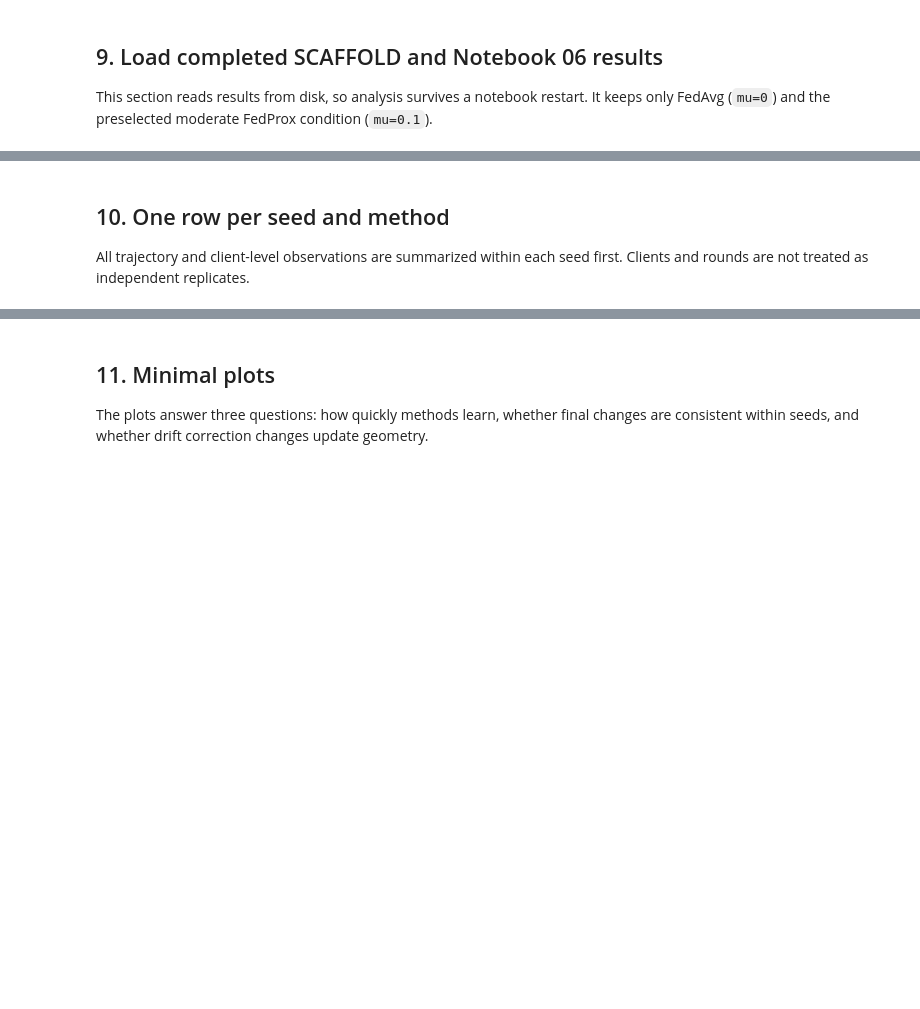
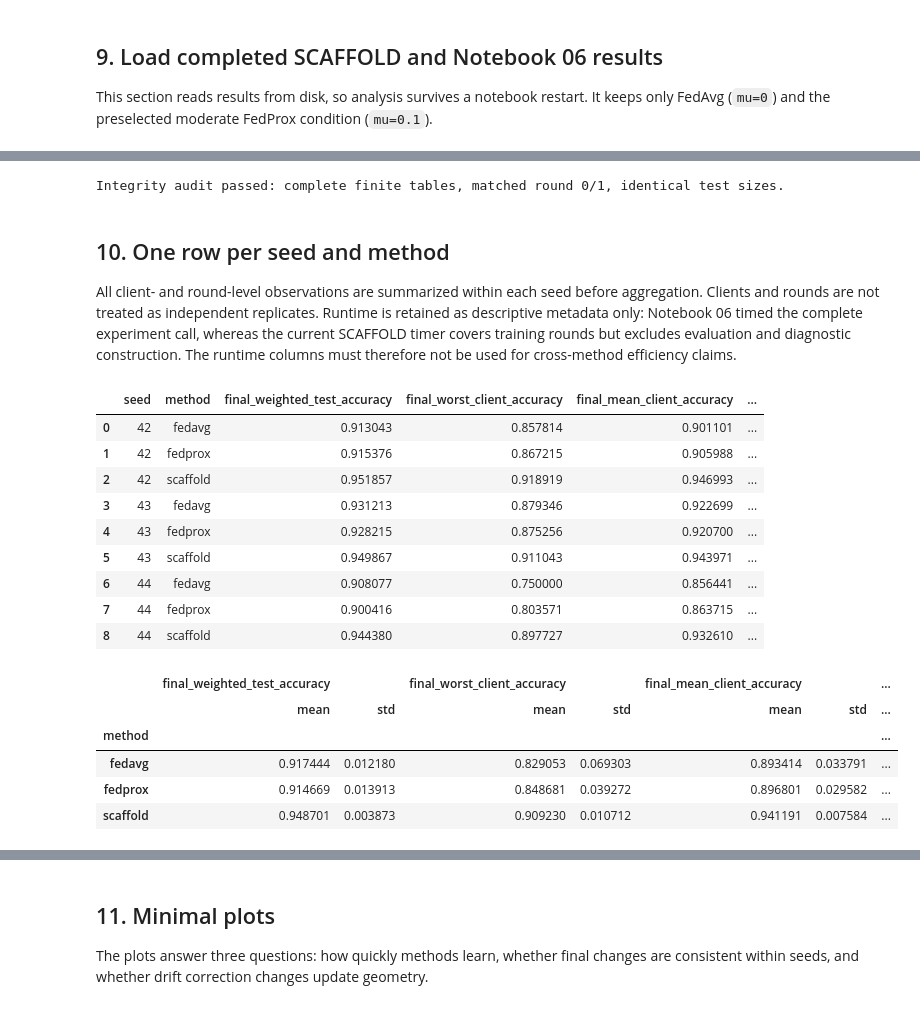
Before and after one commit to khanhhuyenpham/federated-learning-under-heterogeneity, a Jupyter notebook: notebooks/07_scaffold_under_heterogeneity.ipynb, the cells around one changed output, grey strips where cells are left out. Saved outputs shown, nothing was run; the diff lists cells and outputs as text; code cells hidden in the pictures; blank space fills up the shorter version.

```diff
--- a/notebooks/07_scaffold_under_heterogeneity.ipynb
+++ b/notebooks/07_scaffold_under_heterogeneity.ipynb
@@ -551,13 +557,62 @@ print(performance_all.groupby("method").size())
+# %%
+expected_rows = {
+    "performance": 3 * (CONFIG.num_rounds + 1),
+    "client_diagnostics": 3 * CONFIG.num_rounds * CONFIG.num_clients,
+    "pairwise_diagnostics": (
+        3 * CONFIG.num_rounds * CONFIG.num_clients * (CONFIG.num_clients - 1) // 2
+    ),
+    "round_diagnostics": 3 * CONFIG.num_rounds,
+    "client_test": 3 * CONFIG.num_clients,
+    "cost": 3,
+}
+
+for table_name, expected in expected_rows.items():
+    frame = scaffold_tables[table_name]
+    assert len(frame) == expected, (table_name, len(frame), expected)
+    numeric = frame.select_dtypes(include="number")
+    assert np.isfinite(numeric.to_numpy()).all()
+    assert not frame.isna().any().any()
+
+baseline_round_zero = baseline_performance.query("mu == 0 and round == 0").sort_values("seed")
+scaffold_round_zero = scaffold_performance.query("round == 0").sort_values("seed")
+baseline_round_one = baseline_performance.query("mu == 0 and round == 1").sort_values("seed")
+scaffold_round_one = scaffold_performance.query("round == 1").sort_values("seed")
+
+matched_metrics = [
+    "weighted_validation_accuracy",
+    "mean_client_accuracy",
+    "worst_client_accuracy",
+    "std_client_accuracy",
+]
+for metric in matched_metrics:
+    np.testing.assert_allclose(
+        scaffold_round_zero[metric], baseline_round_zero[metric], rtol=0, atol=1e-12
+    )
+    np.testing.assert_allclose(
+        scaffold_round_one[metric], baseline_round_one[metric], rtol=0, atol=1e-12
+    )
+
+baseline_test_sizes = baseline_tables["client_test"].query("mu == 0")
+test_size_check = scaffold_tables["client_test"].merge(
+    baseline_test_sizes,
+    on=["seed", "client_id"],
+    suffixes=("_scaffold", "_fedavg"),
+)
+assert (test_size_check["total_scaffold"] == test_size_check["total_fedavg"]).all()
+
+print("Integrity audit passed: complete finite tables, matched round 0/1, identical test sizes.")
+# %% [output]
+Integrity audit passed: complete finite tables, matched round 0/1, identical test sizes.
 # %% [markdown]
 ## 10. One row per seed and method
 
-All trajectory and client-level observations are summarized within each seed first. Clients and rounds are not treated as independent replicates.
+All client- and round-level observations are summarized within each seed before aggregation. Clients and rounds are not treated as independent replicates. Runtime is retained as descriptive metadata only: Notebook 06 timed the complete experiment call, whereas the current SCAFFOLD timer covers training rounds but excludes evaluation and diagnostic construction. The runtime columns must therefore not be used for cross-method efficiency claims.
 # %%
 def normalized_accuracy_auc(group: pd.DataFrame) -> float:
     ordered = group.sort_values("round")
     rounds = ordered["round"].to_numpy(dtype=float)
     accuracy = ordered["weighted_validation_accuracy"].to_numpy(dtype=float)
-    return float(np.trapz(accuracy, x=rounds) / (rounds[-1] - rounds[0]))
+    return float(np.trapezoid(accuracy, x=rounds) / (rounds[-1] - rounds[0]))
 
 
 runtime_all = pd.concat([
@@ -568,33 +623,50 @@ runtime_all = pd.concat([
 ], ignore_index=True)
 
 summary_rows = []
 for (seed, method), test_group in client_test_all.groupby(["seed", "method"], sort=True):
     perf = performance_all.query("seed == @seed and method == @method")
     client_diag = client_diagnostics_all.query("seed == @seed and method == @method")
     pair_diag = pairwise_diagnostics_all.query("seed == @seed and method == @method")
     runtime_value = runtime_all.query("seed == @seed and method == @method")["runtime_seconds"].iloc[0]
     summary_rows.append({
         "seed": int(seed),
         "method": method,
         "final_weighted_test_accuracy": test_group["correct"].sum() / test_group["total"].sum(),
         "final_worst_client_accuracy": test_group["accuracy"].min(),
         "final_mean_client_accuracy": test_group["accuracy"].mean(),
         "std_client_accuracy": test_group["accuracy"].std(ddof=0),
         "normalized_validation_auc": normalized_accuracy_auc(perf),
         "median_relative_update_magnitude": client_diag["relative_update_magnitude"].median(),
         "mean_loo_alignment": client_diag["loo_alignment"].mean(),
         "mean_pairwise_similarity": pair_diag["cosine_similarity"].mean(),
         "runtime_seconds": float(runtime_value),
     })
 
 seed_method_summary = pd.DataFrame(summary_rows).sort_values(["seed", "method"])
 seed_method_summary.to_csv(CONFIG.results_dir / "seed_method_summary.csv", index=False)
 display(seed_method_summary)
 
 metric_columns = [column for column in seed_method_summary if column not in {"seed", "method"}]
 across_seed_summary = seed_method_summary.groupby("method")[metric_columns].agg(["mean", "std"])
 across_seed_summary.to_csv(CONFIG.results_dir / "across_seed_summary.csv")
 display(across_seed_summary)
+# %% [output]
+|  | seed | method | final_weighted_test_accuracy | final_worst_client_accuracy | final_mean_client_accuracy | ... |
+| 0 | 42 | fedavg | 0.913043 | 0.857814 | 0.901101 | ... |
+| 1 | 42 | fedprox | 0.915376 | 0.867215 | 0.905988 | ... |
+| 2 | 42 | scaffold | 0.951857 | 0.918919 | 0.946993 | ... |
+| 3 | 43 | fedavg | 0.931213 | 0.879346 | 0.922699 | ... |
+| 4 | 43 | fedprox | 0.928215 | 0.875256 | 0.920700 | ... |
+| 5 | 43 | scaffold | 0.949867 | 0.911043 | 0.943971 | ... |
+| 6 | 44 | fedavg | 0.908077 | 0.750000 | 0.856441 | ... |
+| 7 | 44 | fedprox | 0.900416 | 0.803571 | 0.863715 | ... |
+| 8 | 44 | scaffold | 0.944380 | 0.897727 | 0.932610 | ... |
+|  | final_weighted_test_accuracy |  | final_worst_client_accuracy |  | final_mean_client_accuracy |  | ... |
+|  | mean | std | mean | std | mean | std | ... |
+| method |  |  |  |  |  |  | ... |
+| fedavg | 0.917444 | 0.012180 | 0.829053 | 0.069303 | 0.893414 | 0.033791 | ... |
+| fedprox | 0.914669 | 0.013913 | 0.848681 | 0.039272 | 0.896801 | 0.029582 | ... |
+| scaffold | 0.948701 | 0.003873 | 0.909230 | 0.010712 | 0.941191 | 0.007584 | ... |
 # %%
 def paired_method_differences(
     summary: pd.DataFrame,
```
Also changed, not shown: parts of 16 cells of this notebook, 34 other files.
